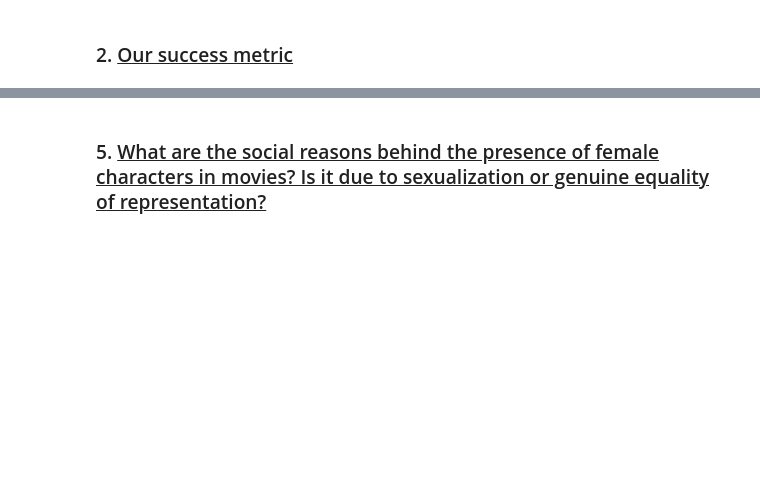
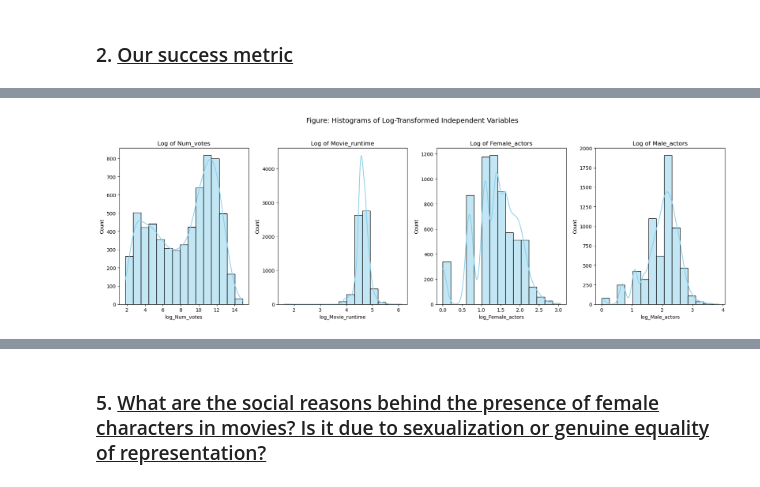
Before and after one commit to epfl-ada/ada-2024-project-kungfupandas24, a Jupyter notebook: results.ipynb, the cells around one changed output, grey strips where cells are left out. Drawn from its saved outputs; the diff is of its cells as text; code cells hidden in the pictures; blank space fills up the shorter version.

```diff
--- a/results.ipynb
+++ b/results.ipynb
@@ -290,0 +410,2 @@ This gives us our final cleaned dataset for our study:
+# %%
+movie_df.drop(columns="Wikipedia_movie_ID", inplace=True)
@@ -320,0 +788,27 @@ Look at adding starpower
+# %%
+# Apply log transformation to skewed independent variables
+final_df_copy['log_Num_votes'] = final_df_copy['Num_votes'].apply(math.log1p)
+final_df_copy['log_Movie_runtime'] = final_df_copy['Movie_runtime'].apply(math.log1p)
+final_df_copy['log_Female_actors'] = final_df_copy['Female_actors'].apply(math.log1p)
+final_df_copy['log_Male_actors'] = final_df_copy['Male_actors'].apply(math.log1p)
+
+# Plot histograms of the transformed variables
+fig, axes = plt.subplots(nrows=1, ncols=4, figsize=(18, 6))
+fig.suptitle("Figure: Histograms of Log-Transformed Independent Variables", fontsize=14)
+
+sns.histplot(final_df_copy['log_Num_votes'], kde=True, ax=axes[0], color="skyblue", bins=15)
+axes[0].set_title("Log of Num_votes")
+
+sns.histplot(final_df_copy['log_Movie_runtime'], kde=True, ax=axes[1], color="skyblue", bins=15)
+axes[1].set_title("Log of Movie_runtime")
+
+sns.histplot(final_df_copy['log_Female_actors'], kde=True, ax=axes[2], color="skyblue", bins=15)
+axes[2].set_title("Log of Female_actors")
+
+sns.histplot(final_df_copy['log_Male_actors'], kde=True, ax=axes[3], color="skyblue", bins=15)
+axes[3].set_title("Log of Male_actors")
+
+plt.tight_layout(rect=[0, 0, 1, 0.95])
+plt.show()
+# %% [output]
+[figure, added]
```
Also changed, not shown: parts of 166 cells of this notebook.
